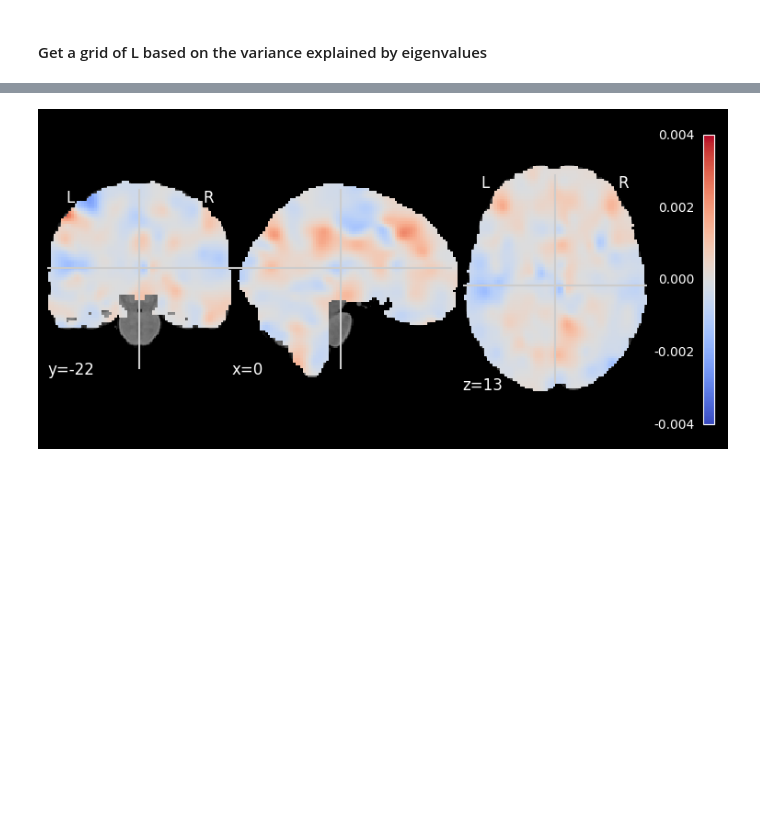
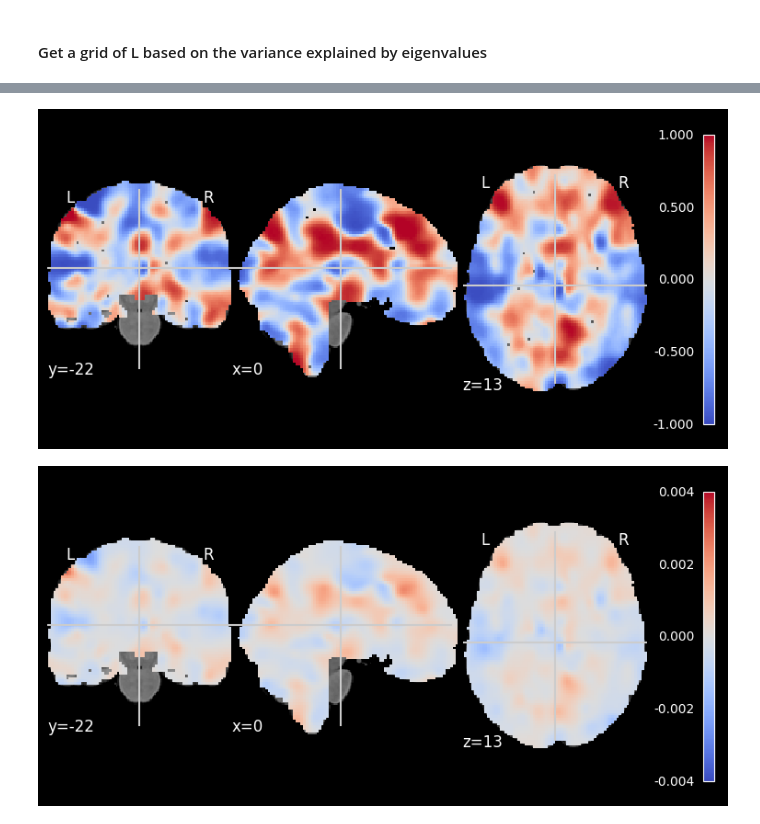
Before and after one commit to y1zhong/apaper_simba, a Jupyter notebook: narps_analysis.ipynb, the cells around one changed output, grey strips where cells are left out. Saved outputs shown, nothing was run; the diff lists cells and outputs as text; code cells hidden in the pictures; blank space fills up the shorter version.

```diff
--- a/narps_analysis.ipynb
+++ b/narps_analysis.ipynb
@@ -87,5 +103,7 @@ Used iter 2807 finished in 17.74 seconds
 # %%
 eff_est = paras['E_alpha'][:,None] + paras['E_theta_beta'] @ model.basis.t()
-E_s = (((( eff_est > 0) * 1.0).mean(0)) - 0.5) * 2
+voxel_mcmc = model.get_eff_mcmc()
+P_pos = (( voxel_mcmc > 0) * 1.0).mean(0) ## calcualte P+
+E_s = (P_pos - 0.5) * 2
 select = (E_s.abs() > 0.95) * 1
 eff_sig = eff_est * select
@@ -92,2 +124,17 @@ eff_sig = eff_est * select
+# %%
+post_map = np.zeros(mask_img.shape)
+post_map[x, y, z] = E_s
+post_map_img = nib.Nifti1Image(post_map, mask_img.affine)
+fig=plot_stat_map(post_map_img,
+              bg_img=nib.Nifti1Image(mni_data, mni_img.affine),
+              colorbar=True,
+              threshold=0,
+               cbar_tick_format="%.3f",
+              #vmax=0.003, vmin=-0.003,
+            cmap='coolwarm',
+             #cmap = base_cmap,
+              cut_coords=[0, -22, 13])
+# %% [output]
+[figure, added]
 # %%
 post_map = np.zeros(mask_img.shape)
```
Also changed, not shown: parts of 15 cells of this notebook, 1 other file.
